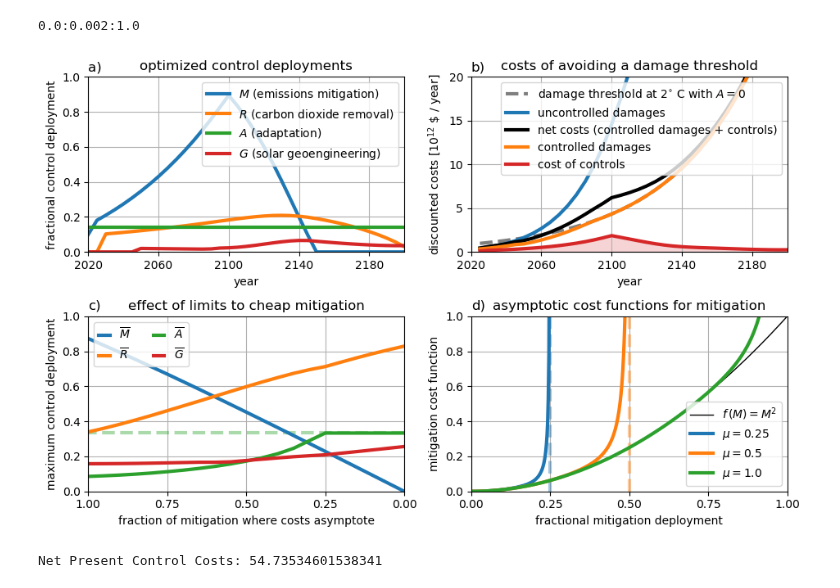
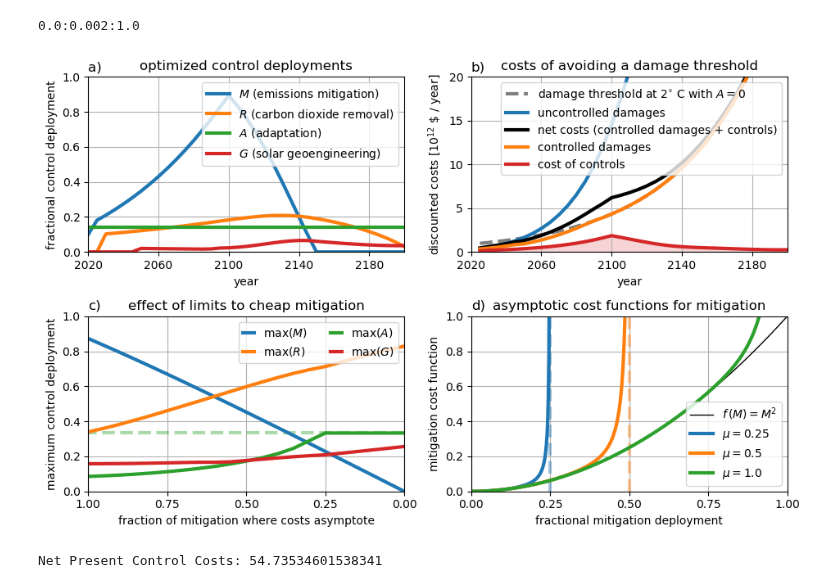
Before and after one commit to hdrake/OptimizeClimate, a Jupyter notebook: notebooks/1_default_figures.ipynb, the cells around one changed output. Drawn from its saved outputs; the diff is of its cells as text; code cells hidden in the pictures.

```diff
--- a/notebooks/1_default_figures.ipynb
+++ b/notebooks/1_default_figures.ipynb
@@ -204,41 +197,41 @@ ylim([0, 20])
 
 subplot(2,2,3)
 plot([0., 1.], [1. /3, 1. /3], "C2--", alpha=0.4)
-plot(mitigate_cost_limits, stat_dict["mitigate"], label=L"$\overline{M}$")
-plot(mitigate_cost_limits, stat_dict["remove"], label=L"$\overline{R}$")
-plot(mitigate_cost_limits, stat_dict["adapt"], label=L"$\overline{A}$")
-plot(mitigate_cost_limits, stat_dict["geoeng"], label=L"$\overline{G}$")
-legend(loc = "upper left", ncol=2, handlelength=1.)
+plot(mitigate_cost_limits, stat_dict["mitigate"], label=L"$\max(M)$")
+plot(mitigate_cost_limits, stat_dict["remove"], label=L"$\max(R)$")
+plot(mitigate_cost_limits, stat_dict["adapt"], label=L"$\max(A)$")
+plot(mitigate_cost_limits, stat_dict["geoeng"], label=L"$\max(G)$")
+legend(loc = "upper right", ncol=2, handlelength=1.)
 ylim([0, 1.0])
 xlim([1.0, 0.])
 xticks([1., 0.75, 0.5, 0.25, 0.])
 grid(true)
 ylabel("maximum control deployment")
 title("effect of limits to cheap mitigation")
 title("c)", loc="left")
 xlabel("fraction of mitigation where costs asymptote")
 
 subplot(2,2,4)
 plot([0.25, 0.25], [0, 1], "C0--", alpha=0.4)
 plot([0.5, 0.5], [0, 1.], "C1--", alpha=0.4)
 plot(α, α.^2, "k-", lw=1., label=L"$f\,(M) = M^{2}$")
 for mitigate_cost_limit in [0.25, 0.5, 1.0]
     plot(α, f_asymp(α, mitigate_cost_limit), label=latexstring(L"$μ = $",mitigate_cost_limit))
 end
 xlim([0,1])
 ylim([0,1])
 xticks([0., 0.25, 0.5, 0.75, 1.])
 legend(loc="lower right")
 ylabel("mitigation cost function")
 xlabel("fractional mitigation deployment")
 title("asymptotic cost functions for mitigation")
 title("d)", loc="left")
 grid(true)
 
 tight_layout()
 savefig("../figures/default-temp_controls_and_damages.pdf", dpi=150, bbox_inches="tight")
 
 print("Net Present Control Costs: ", discounted_total_control_cost(model))
 # %% [output]
-[figure, old version]
+[figure, new version]
 Net Present Control Costs: 54.73534601538341
```
Also changed, not shown: parts of 5 cells of this notebook, 4 other files.
